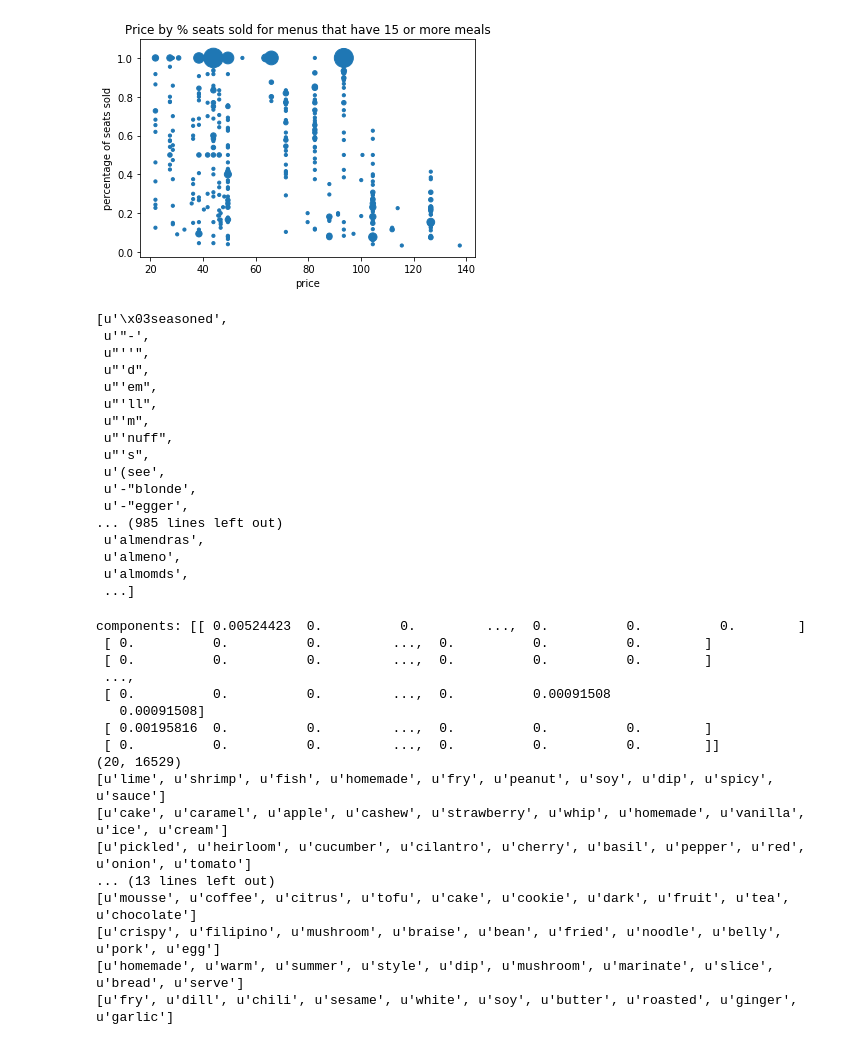
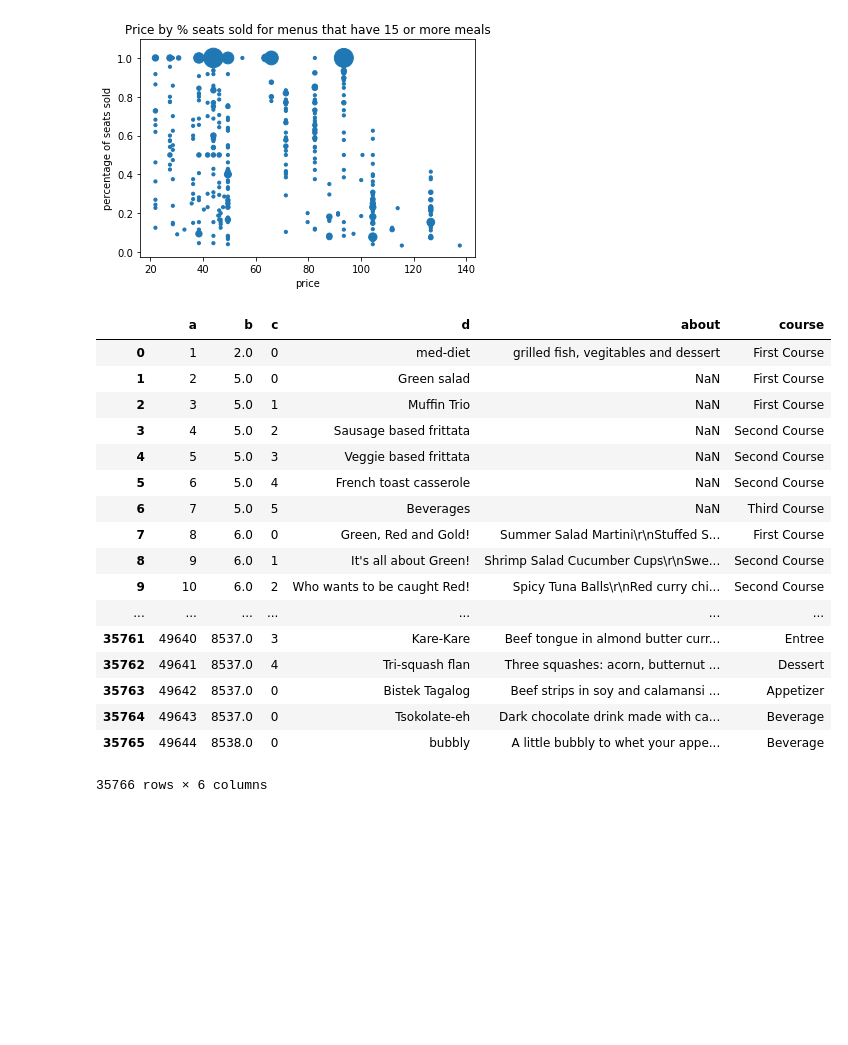
Before and after one commit to BraydenCleary/feastly, a Jupyter notebook: modeling.ipynb, the cells around one changed output. Saved outputs shown, nothing was run; the diff lists cells and outputs as text; code cells hidden in the pictures; blank space fills up the shorter version.

Commit message:
feastly sql work

```diff
--- a/modeling.ipynb
+++ b/modeling.ipynb
@@ -791,32 +793,38 @@ df = pd.read_csv('./raw_data/menu_dishes.csv', header=None, names=['a', 'b', 'c'
+# %%
+s3 = boto3.client('s3')
+obj = s3.get_object(Bucket='braydencleary-data', Key='feastly/menu_dishes.csv')
+csv_string = obj['Body'].read().decode('utf-8')
+df = pd.read_csv(StringIO(csv_string), header=None, names=['a', 'b', 'c', 'd', 'about', 'course']) # 'Body' is a key word
+# %%
+df
+# %% [output]
+|  | a | b | c | d | about | course |
+| 0 | 1 | 2.0 | 0 | med-diet | grilled fish, vegitables and dessert | First Course |
+| 1 | 2 | 5.0 | 0 | Green salad | NaN | First Course |
+| 2 | 3 | 5.0 | 1 | Muffin Trio | NaN | First Course |
+| 3 | 4 | 5.0 | 2 | Sausage based frittata | NaN | Second Course |
+| 4 | 5 | 5.0 | 3 | Veggie based frittata | NaN | Second Course |
+| 5 | 6 | 5.0 | 4 | French toast casserole | NaN | Second Course |
+| 6 | 7 | 5.0 | 5 | Beverages | NaN | Third Course |
+| 7 | 8 | 6.0 | 0 | Green, Red and Gold! | Summer Salad Martini\r\nStuffed S... | First Course |
+| 8 | 9 | 6.0 | 1 | It's all about Green! | Shrimp Salad Cucumber Cups\r\nSwe... | Second Course |
+| 9 | 10 | 6.0 | 2 | Who wants to be caught Red! | Spicy Tuna Balls\r\nRed curry chi... | Second Course |
+| ... | ... | ... | ... | ... | ... | ... |
+| 35761 | 49640 | 8537.0 | 3 | Kare-Kare | Beef tongue in almond butter curr... | Entree |
+| 35762 | 49641 | 8537.0 | 4 | Tri-squash flan | Three squashes: acorn, butternut ... | Dessert |
+| 35763 | 49642 | 8537.0 | 0 | Bistek Tagalog | Beef strips in soy and calamansi ... | Appetizer |
+| 35764 | 49643 | 8537.0 | 0 | Tsokolate-eh | Dark chocolate drink made with ca... | Beverage |
+| 35765 | 49644 | 8538.0 | 0 | bubbly | A little bubbly to whet your appe... | Beverage |
+35766 rows × 6 columns
 # %%
 df['about'].fillna('', inplace=True)
 # %%
 vect = vectorizer.fit_transform(df.about)
 # %%
 feature_names = vectorizer.get_feature_names()
-# %%
-feature_names
-# %% [output]
-[u'\x03seasoned',
- u'"-',
- u"''",
- u"'d",
- u"'em",
- u"'ll",
- u"'m",
- u"'nuff",
- u"'s",
- u'(see',
- u'-"blonde',
- u'-"egger',
-... (985 lines left out)
- u'almendras',
- u'almeno',
- u'almomds',
- ...]
 # %%
-def implement_sklearn_nmf(term_doc_matrix, feature_names):
-    nmf = NMF(20)
+def implement_sklearn_nmf(term_doc_matrix, feature_names, latent_feature_count=10):
+    nmf = NMF(latent_feature_count)
     W = nmf.fit_transform(term_doc_matrix)
     print ('components: {}'.format(nmf.components_))
     print(nmf.components_.shape)
@@ -824,23 +832,3 @@ def implement_sklearn_nmf(term_doc_matrix, feature_names):
     for row in indices:
         print ([feature_names[i] for i in row])
     return W
-
-latent_features = implement_sklearn_nmf(vect, feature_names)
-# %% [output]
-components: [[ 0.00524423  0.          0.         ...,  0.          0.          0.        ]
- [ 0.          0.          0.         ...,  0.          0.          0.        ]
- [ 0.          0.          0.         ...,  0.          0.          0.        ]
- ...,
- [ 0.          0.          0.         ...,  0.          0.00091508
-   0.00091508]
- [ 0.00195816  0.          0.         ...,  0.          0.          0.        ]
- [ 0.          0.          0.         ...,  0.          0.          0.        ]]
-(20, 16529)
-[u'lime', u'shrimp', u'fish', u'homemade', u'fry', u'peanut', u'soy', u'dip', u'spicy', u'sauce']
-[u'cake', u'caramel', u'apple', u'cashew', u'strawberry', u'whip', u'homemade', u'vanilla', u'ice', u'cream']
-[u'pickled', u'heirloom', u'cucumber', u'cilantro', u'cherry', u'basil', u'pepper', u'red', u'onion', u'tomato']
-... (13 lines left out)
-[u'mousse', u'coffee', u'citrus', u'tofu', u'cake', u'cookie', u'dark', u'fruit', u'tea', u'chocolate']
-[u'crispy', u'filipino', u'mushroom', u'braise', u'bean', u'fried', u'noodle', u'belly', u'pork', u'egg']
-[u'homemade', u'warm', u'summer', u'style', u'dip', u'mushroom', u'marinate', u'slice', u'bread', u'serve']
-[u'fry', u'dill', u'chili', u'sesame', u'white', u'soy', u'butter', u'roasted', u'ginger', u'garlic']
```
Also changed, not shown: parts of 16 cells of this notebook, 1 other file.
